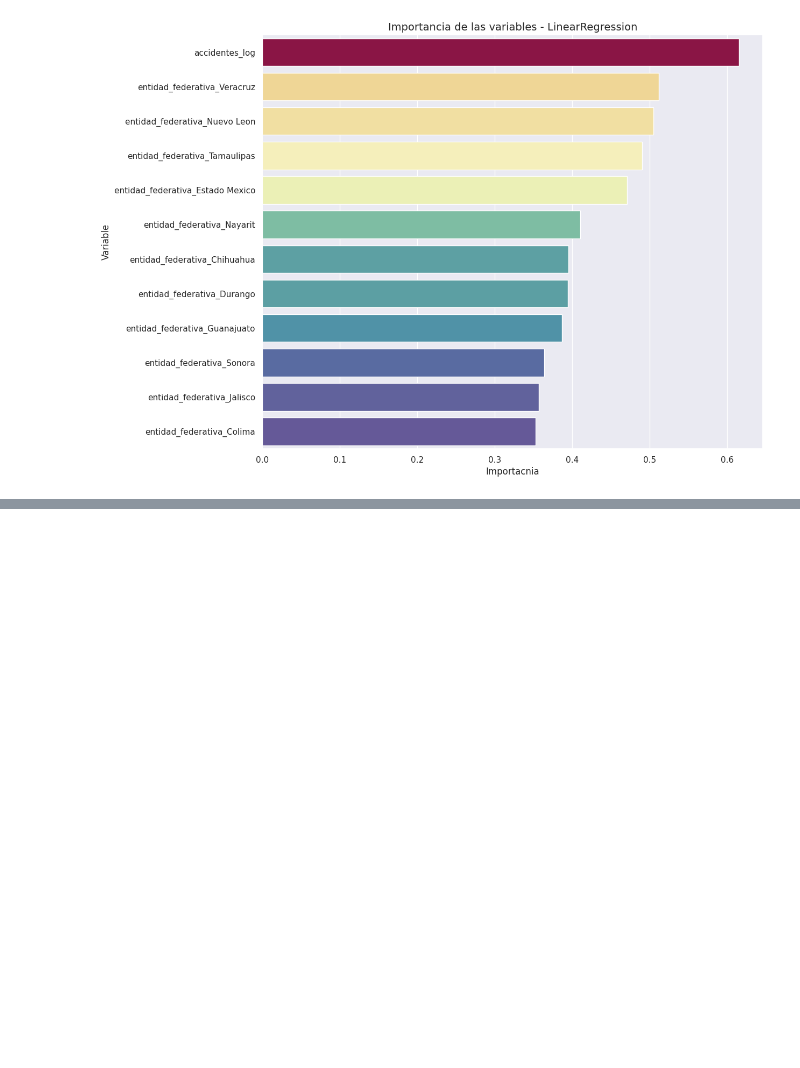
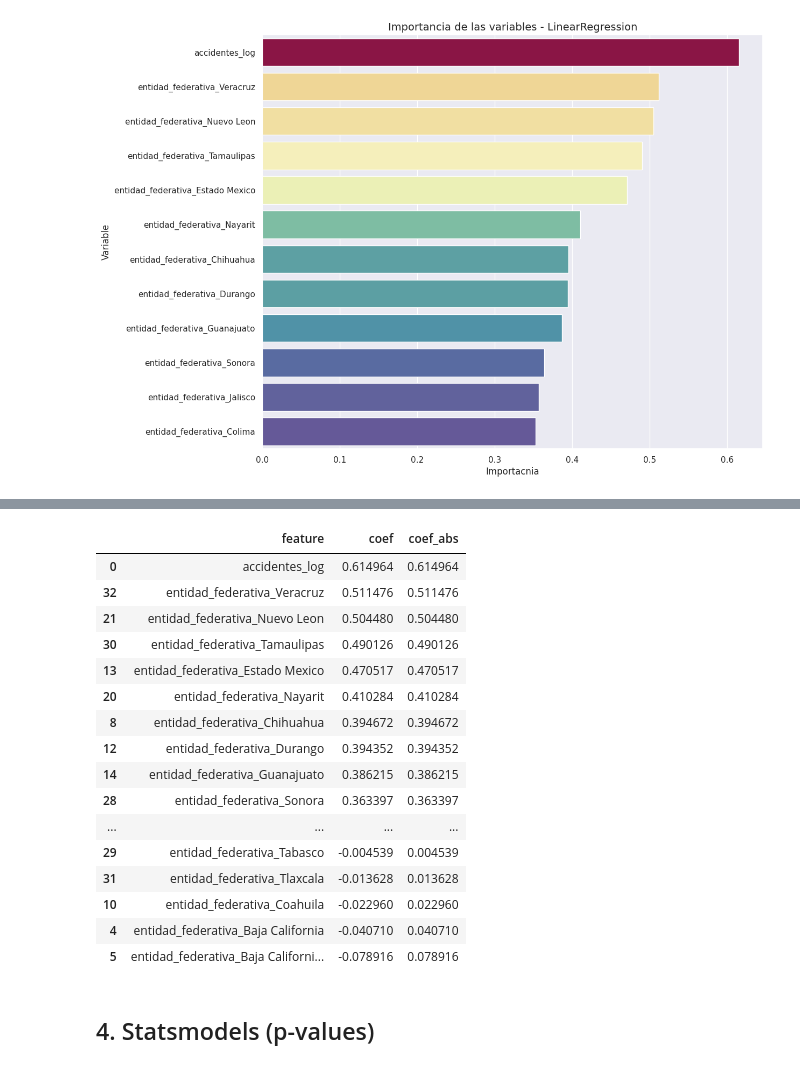
Before and after one commit to AndrsGzRo/mx-traffic-accidents-eda-ml, a Jupyter notebook: ML_Accidentes.ipynb, the cells around one changed output, grey strips where cells are left out. Cells and saved outputs as stored; diff of their text form; code cells hidden in the pictures; blank space fills up the shorter version.

```diff
--- a/ML_Accidentes.ipynb
+++ b/ML_Accidentes.ipynb
@@ -213,0 +242,22 @@ plt.show()
+# %%
+coef_df
+# %% [output]
+|  | feature | coef | coef_abs |
+| 0 | accidentes_log | 0.614964 | 0.614964 |
+| 32 | entidad_federativa_Veracruz | 0.511476 | 0.511476 |
+| 21 | entidad_federativa_Nuevo Leon | 0.504480 | 0.504480 |
+| 30 | entidad_federativa_Tamaulipas | 0.490126 | 0.490126 |
+| 13 | entidad_federativa_Estado Mexico | 0.470517 | 0.470517 |
+| 20 | entidad_federativa_Nayarit | 0.410284 | 0.410284 |
+| 8 | entidad_federativa_Chihuahua | 0.394672 | 0.394672 |
+| 12 | entidad_federativa_Durango | 0.394352 | 0.394352 |
+| 14 | entidad_federativa_Guanajuato | 0.386215 | 0.386215 |
+| 28 | entidad_federativa_Sonora | 0.363397 | 0.363397 |
+| ... | ... | ... | ... |
+| 29 | entidad_federativa_Tabasco | -0.004539 | 0.004539 |
+| 31 | entidad_federativa_Tlaxcala | -0.013628 | 0.013628 |
+| 10 | entidad_federativa_Coahuila | -0.022960 | 0.022960 |
+| 4 | entidad_federativa_Baja California | -0.040710 | 0.040710 |
+| 5 | entidad_federativa_Baja Californi... | -0.078916 | 0.078916 |
+# %% [markdown]
+## 4. Statsmodels (p-values)
```
Also changed, not shown: parts of 11 cells of this notebook.
